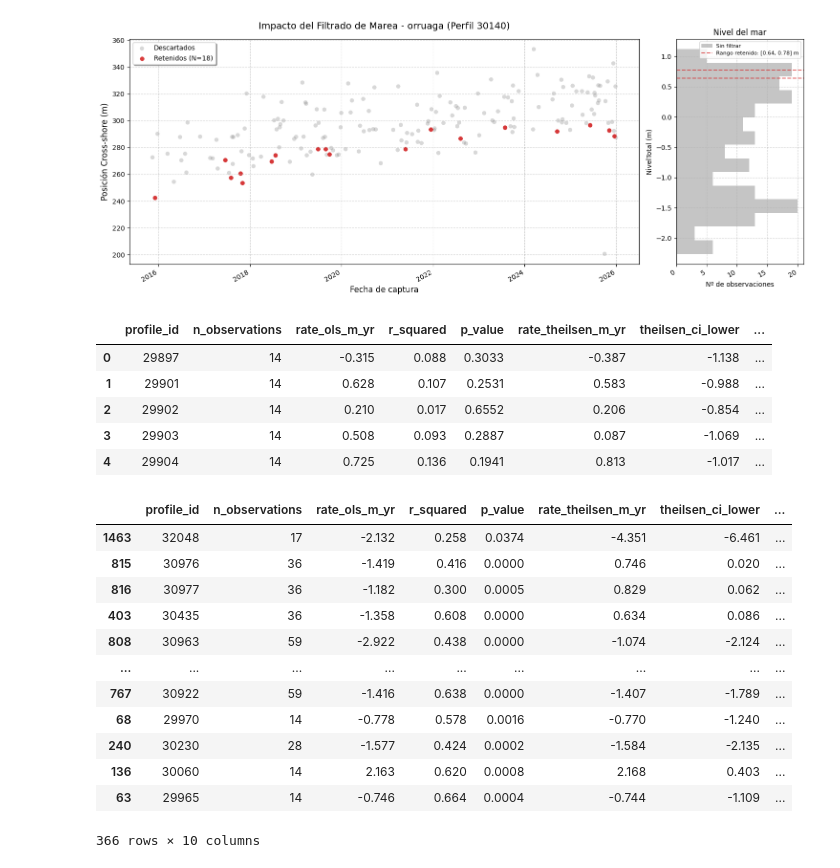
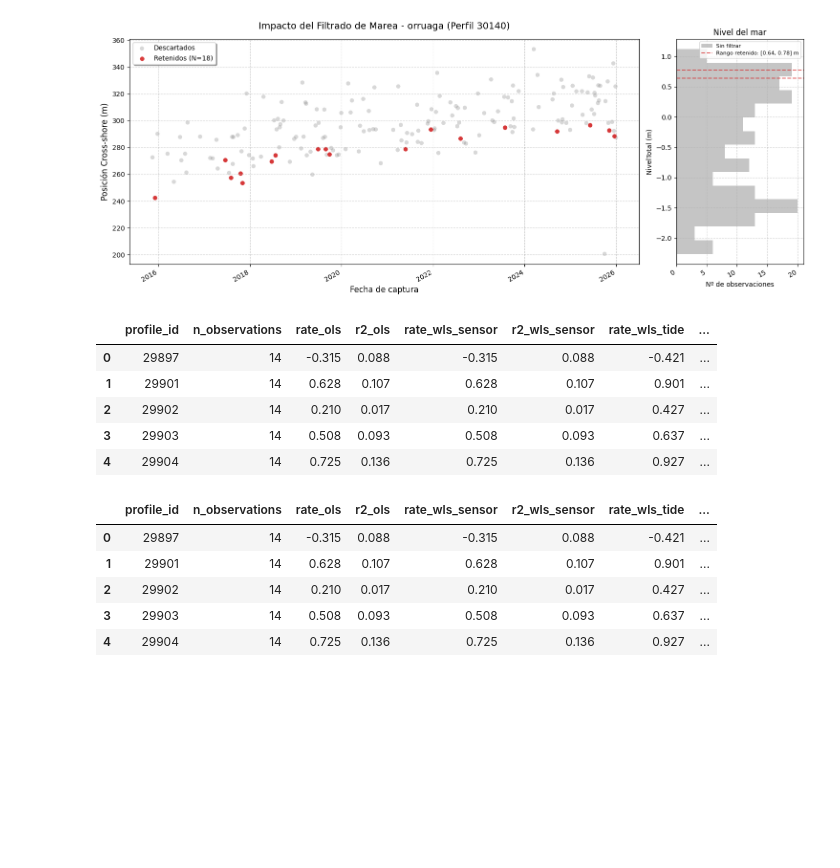
Before and after one commit to AlbertGallegoJimenez/macrotidal_coastal_rates, a Jupyter notebook: nb_test_tasas.ipynb, the cells around one changed output. Cells and saved outputs as stored; diff of their text form; code cells hidden in the pictures; blank space fills up the shorter version.

```diff
--- a/nb_test_tasas.ipynb
+++ b/nb_test_tasas.ipynb
@@ -286,51 +287,44 @@ Datos retenidos:  18 líneas (10.1%)
 # %%
 from utils import ShorelineEvolutionAnalyzer
 
-# Initialize the analyzer with a N-day temporal window
+# 1. Asignar peso a los sensores (10m = 1.0, 30m = 0.33)
+conditions = [
+    filtered_data['Mision'].str.contains('S', case=False, na=False), # Sentinel -> 10m
+    filtered_data['Mision'].str.contains('L', case=False, na=False) # Landsat -> 30m
+]
+weights = [1.0, 0.33]
+filtered_data['sensor_weight'] = np.select(conditions, weights, default=1.0)
+
+# 2. Inicializar el analizador
 analyzer = ShorelineEvolutionAnalyzer(
-    window='360D',               # Time-based window
-    min_periods=2,               # Needs at least 2 points in those N days to compute a median
+    window='360D',
+    min_periods=2,
     profile_col="profile_id",
-    date_col="datetime",         # Must match the datetime column outputted by the tidal filter
-    pos_col="shoreline_position_m"
+    date_col="datetime",
+    pos_col="shoreline_position_m",
+    sensor_weight_col="sensor_weight", # Columna creada en el paso 1
+    tide_col="NivelTotal"              # La cota de marea original
 )
 
-# 1. Ejecutar el pipeline completo sobre tus datos previamente filtrados por marea
+# 3. Calcular
 smoothed_data = analyzer.fit_transform(filtered_data)
+tasas_resultados = analyzer.rates_
 
-# 2. Extraer la tabla final con las tasas de evolución (m/año) y estadísticos
-tasas_resultados = analyzer.rates_
+display(tasas_resultados.head())
 
 # Ver los primeros resultados
 display(tasas_resultados.head())
 # %% [output]
-|  | profile_id | n_observations | rate_ols_m_yr | r_squared | p_value | rate_theilsen_m_yr | theilsen_ci_lower | ... |
-| 0 | 29897 | 14 | -0.315 | 0.088 | 0.3033 | -0.387 | -1.138 | ... |
-| 1 | 29901 | 14 | 0.628 | 0.107 | 0.2531 | 0.583 | -0.988 | ... |
-| 2 | 29902 | 14 | 0.210 | 0.017 | 0.6552 | 0.206 | -0.854 | ... |
-| 3 | 29903 | 14 | 0.508 | 0.093 | 0.2887 | 0.087 | -1.069 | ... |
-| 4 | 29904 | 14 | 0.725 | 0.136 | 0.1941 | 0.813 | -1.017 | ... |
+|  | profile_id | n_observations | rate_ols | r2_ols | rate_wls_sensor | r2_wls_sensor | rate_wls_tide | ... |
+| 0 | 29897 | 14 | -0.315 | 0.088 | -0.315 | 0.088 | -0.421 | ... |
+| 1 | 29901 | 14 | 0.628 | 0.107 | 0.628 | 0.107 | 0.901 | ... |
+| 2 | 29902 | 14 | 0.210 | 0.017 | 0.210 | 0.017 | 0.427 | ... |
+| 3 | 29903 | 14 | 0.508 | 0.093 | 0.508 | 0.093 | 0.637 | ... |
+| 4 | 29904 | 14 | 0.725 | 0.136 | 0.725 | 0.136 | 0.927 | ... |
+|  | profile_id | n_observations | rate_ols | r2_ols | rate_wls_sensor | r2_wls_sensor | rate_wls_tide | ... |
+| 0 | 29897 | 14 | -0.315 | 0.088 | -0.315 | 0.088 | -0.421 | ... |
+| 1 | 29901 | 14 | 0.628 | 0.107 | 0.628 | 0.107 | 0.901 | ... |
+| 2 | 29902 | 14 | 0.210 | 0.017 | 0.210 | 0.017 | 0.427 | ... |
+| 3 | 29903 | 14 | 0.508 | 0.093 | 0.508 | 0.093 | 0.637 | ... |
+| 4 | 29904 | 14 | 0.725 | 0.136 | 0.725 | 0.136 | 0.927 | ... |
-# %%
-tasas_resultados['diff_rates'] = abs(tasas_resultados['rate_theilsen_m_yr'] - tasas_resultados['rate_ols_m_yr'])
-tasas_resultados[
-    (tasas_resultados["n_observations"] > 10) &
-    (tasas_resultados["is_significant"])
-    ].sort_values(
-    by='diff_rates',
-    ascending=False
-)
-# %% [output]
-|  | profile_id | n_observations | rate_ols_m_yr | r_squared | p_value | rate_theilsen_m_yr | theilsen_ci_lower | ... |
-| 1463 | 32048 | 17 | -2.132 | 0.258 | 0.0374 | -4.351 | -6.461 | ... |
-| 815 | 30976 | 36 | -1.419 | 0.416 | 0.0000 | 0.746 | 0.020 | ... |
-| 816 | 30977 | 36 | -1.182 | 0.300 | 0.0005 | 0.829 | 0.062 | ... |
-| 403 | 30435 | 36 | -1.358 | 0.608 | 0.0000 | 0.634 | 0.086 | ... |
-| 808 | 30963 | 59 | -2.922 | 0.438 | 0.0000 | -1.074 | -2.124 | ... |
-| ... | ... | ... | ... | ... | ... | ... | ... | ... |
-| 767 | 30922 | 59 | -1.416 | 0.638 | 0.0000 | -1.407 | -1.789 | ... |
-| 68 | 29970 | 14 | -0.778 | 0.578 | 0.0016 | -0.770 | -1.240 | ... |
-| 240 | 30230 | 28 | -1.577 | 0.424 | 0.0002 | -1.584 | -2.135 | ... |
-| 136 | 30060 | 14 | 2.163 | 0.620 | 0.0008 | 2.168 | 0.403 | ... |
-| 63 | 29965 | 14 | -0.746 | 0.664 | 0.0004 | -0.744 | -1.109 | ... |
-366 rows × 10 columns
 # %%
```
Also changed, not shown: parts of 8 cells of this notebook.
